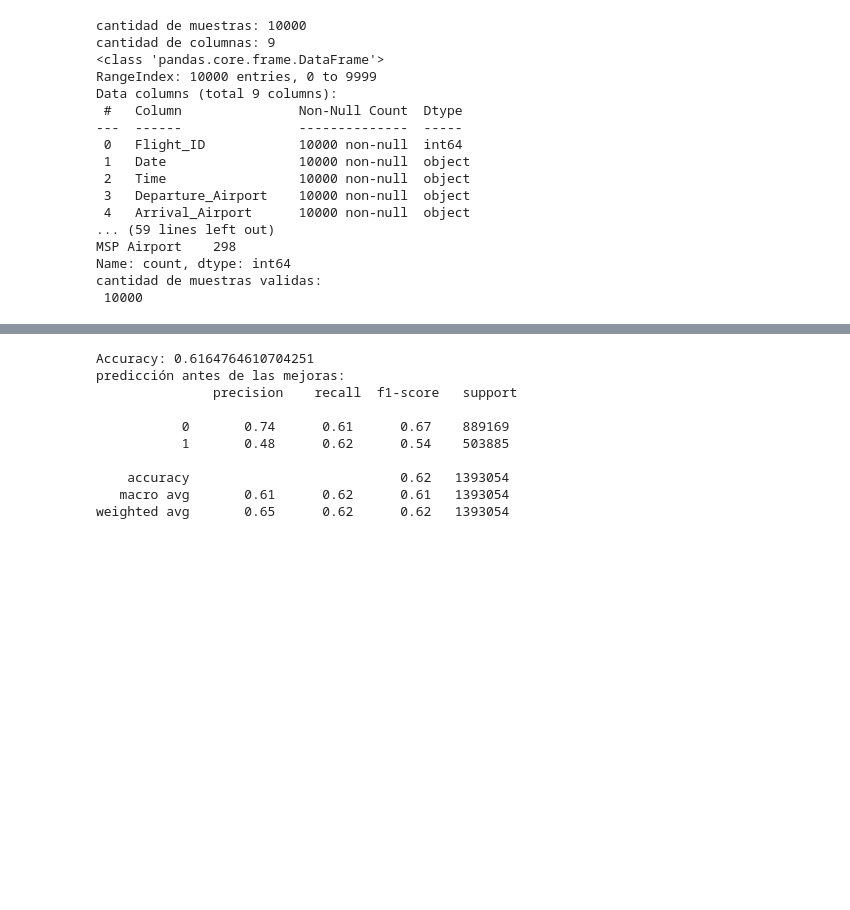
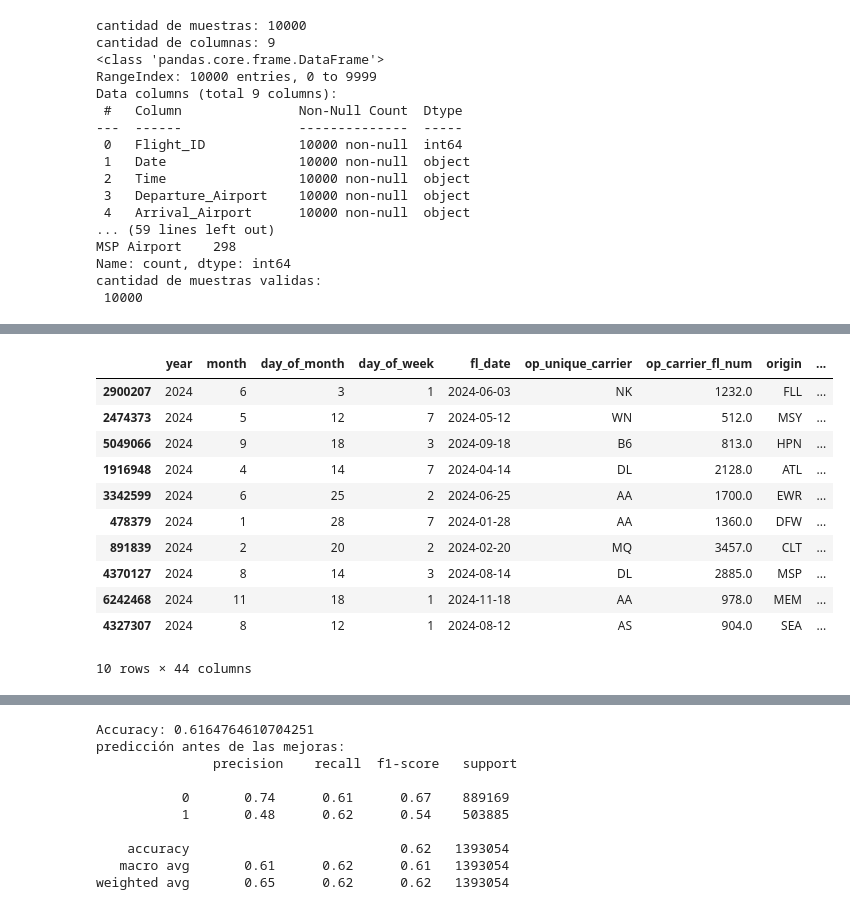
Before and after one commit to Estefan1a/flightOnTime, a Jupyter notebook: data/candidato_datafarme.ipynb, the cells around one changed output, grey strips where cells are left out. Cells and saved outputs as stored; diff of their text form; code cells hidden in the pictures; blank space fills up the shorter version.

```diff
--- a/data/candidato_datafarme.ipynb
+++ b/data/candidato_datafarme.ipynb
@@ -973,10 +973,6 @@ df_clima['merge_hour'] = df_clima['Time'].str.split(':').str[0].astype(int)
 
 df_vuelos['merge_hour'] = df_vuelos['crs_dep_time'] // 100
 
+df_clima.rename(columns={'Departure_Airport': 'origin'}, inplace=True)
 
-df_unido = pd.merge(
-    df_vuelos,
-    df_clima,
-    on=['fl_date', 'merge_hour'],
-    how='left'
-)
+df_clima['origin'] = df_clima['origin'].str.replace(' Airport', '', case=False).str.strip()
@@ -986,0 +1009,9 @@ MemoryError: Unable to allocate 18.8 GiB for an array with shape (13, 193991744)
+# %%
+df_vuelos['fl_date'] = pd.to_datetime(df_vuelos['fl_date']).dt.normalize()
+df_clima['fl_date'] = pd.to_datetime(df_clima['fl_date']).dt.normalize()
+
+df_vuelos['merge_hour'] = df_vuelos['merge_hour'].astype(int)
+df_clima['merge_hour'] = df_clima['merge_hour'].astype(int)
+
+df_vuelos['origin'] = df_vuelos['origin'].astype(str).str.strip()
+df_clima['origin'] = df_clima['origin'].astype(str).str.strip()
@@ -986,0 +1025,15 @@ MemoryError: Unable to allocate 18.8 GiB for an array with shape (13, 193991744)
+# %%
+df_unido.sample(10)
+# %% [output]
+|  | year | month | day_of_month | day_of_week | fl_date | op_unique_carrier | op_carrier_fl_num | origin | ... |
+| 2900207 | 2024 | 6 | 3 | 1 | 2024-06-03 | NK | 1232.0 | FLL | ... |
+| 2474373 | 2024 | 5 | 12 | 7 | 2024-05-12 | WN | 512.0 | MSY | ... |
+| 5049066 | 2024 | 9 | 18 | 3 | 2024-09-18 | B6 | 813.0 | HPN | ... |
+| 1916948 | 2024 | 4 | 14 | 7 | 2024-04-14 | DL | 2128.0 | ATL | ... |
+| 3342599 | 2024 | 6 | 25 | 2 | 2024-06-25 | AA | 1700.0 | EWR | ... |
+| 478379 | 2024 | 1 | 28 | 7 | 2024-01-28 | AA | 1360.0 | DFW | ... |
+| 891839 | 2024 | 2 | 20 | 2 | 2024-02-20 | MQ | 3457.0 | CLT | ... |
+| 4370127 | 2024 | 8 | 14 | 3 | 2024-08-14 | DL | 2885.0 | MSP | ... |
+| 6242468 | 2024 | 11 | 18 | 1 | 2024-11-18 | AA | 978.0 | MEM | ... |
+| 4327307 | 2024 | 8 | 12 | 1 | 2024-08-12 | AS | 904.0 | SEA | ... |
+10 rows × 44 columns
```
Also changed, not shown: parts of 30 cells of this notebook, 1 other file.
